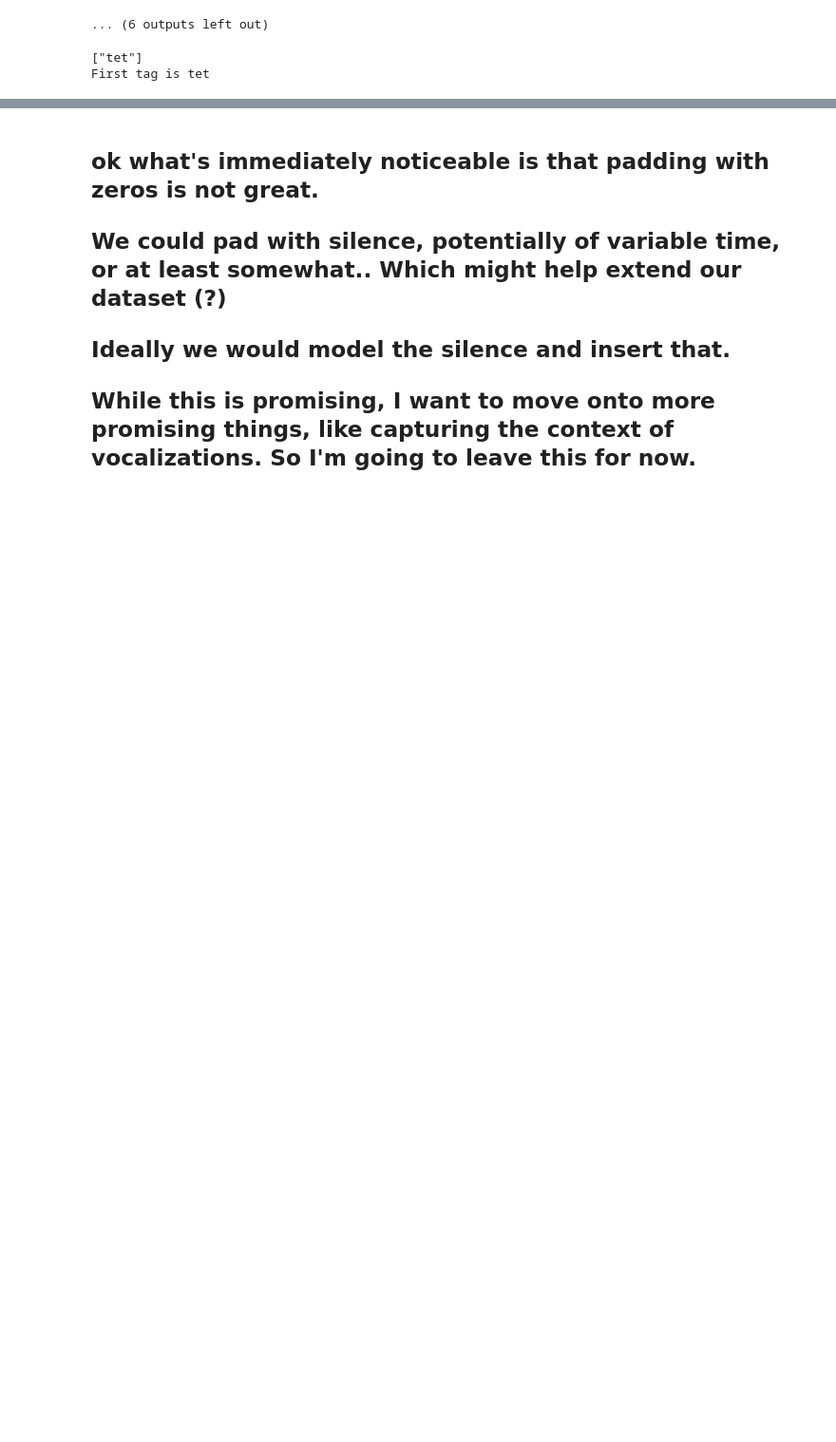
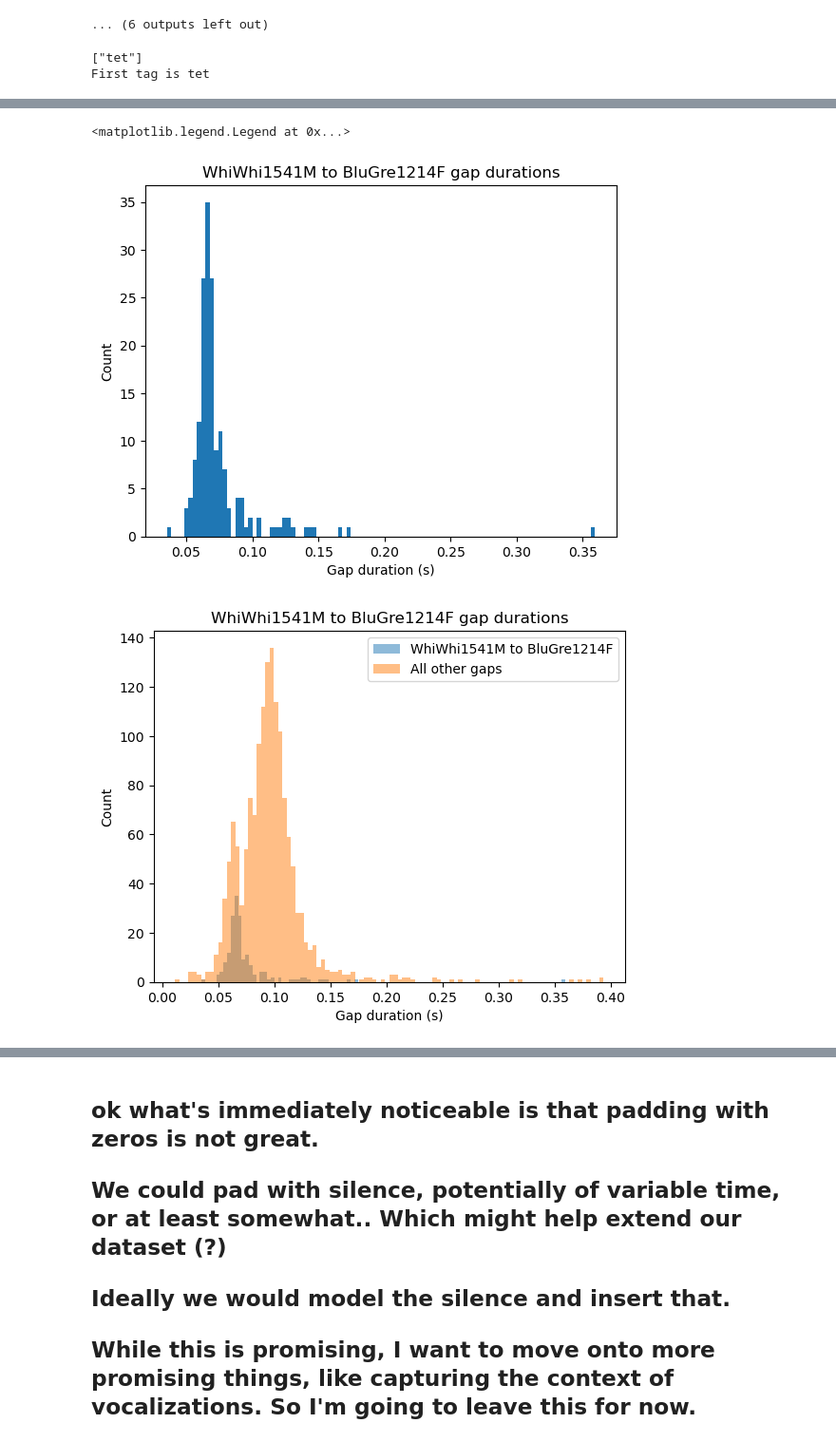
Before and after one commit to billewood/truman, a Jupyter notebook: intersyllable_timings.ipynb, the cells around one changed output, grey strips where cells are left out. Shown: that part at 95% size. Saved outputs shown, nothing was run; the diff lists cells and outputs as text; code cells hidden in the pictures; blank space fills up the shorter version.

```diff
--- a/intersyllable_timings.ipynb
+++ b/intersyllable_timings.ipynb
@@ -333,0 +380,26 @@ gap_duration_dict
+# %%
+# plot the same histogram as above, but only for the pair of birds that has the shortest gap durations
+# WhiWhi1541M to BluGre1214F
+plt.figure()
+plt.hist(gap_duration_dict['WhiWhi1541M']['BluGre1214F'], bins=100)
+plt.xlabel('Gap duration (s)')
+plt.ylabel('Count')
+plt.title('WhiWhi1541M to BluGre1214F gap durations')
+
+# plot the same histogram as above, contrasting with all the other gap durations combined
+plt.figure()
+plt.hist(gap_duration_dict['WhiWhi1541M']['BluGre1214F'], bins=100, alpha=0.5, label='WhiWhi1541M to BluGre1214F')
+all_other_gaps = []
+for bird1 in gap_duration_dict:
+    for bird2 in gap_duration_dict[bird1]:
+        if bird1 != 'WhiWhi1541M' and bird2 != 'BluGre1214F':
+            all_other_gaps.extend(gap_duration_dict[bird1][bird2])
+plt.hist(all_other_gaps, bins=100, alpha=0.5, label='All other gaps')
+plt.xlabel('Gap duration (s)')
+plt.ylabel('Count')
+plt.title('WhiWhi1541M to BluGre1214F gap durations')
+plt.legend()
+# %% [output]
+<matplotlib.legend.Legend at 0x...>
+[figure, added]
+[figure, added]
```
Also changed, not shown: parts of 13 cells of this notebook.
